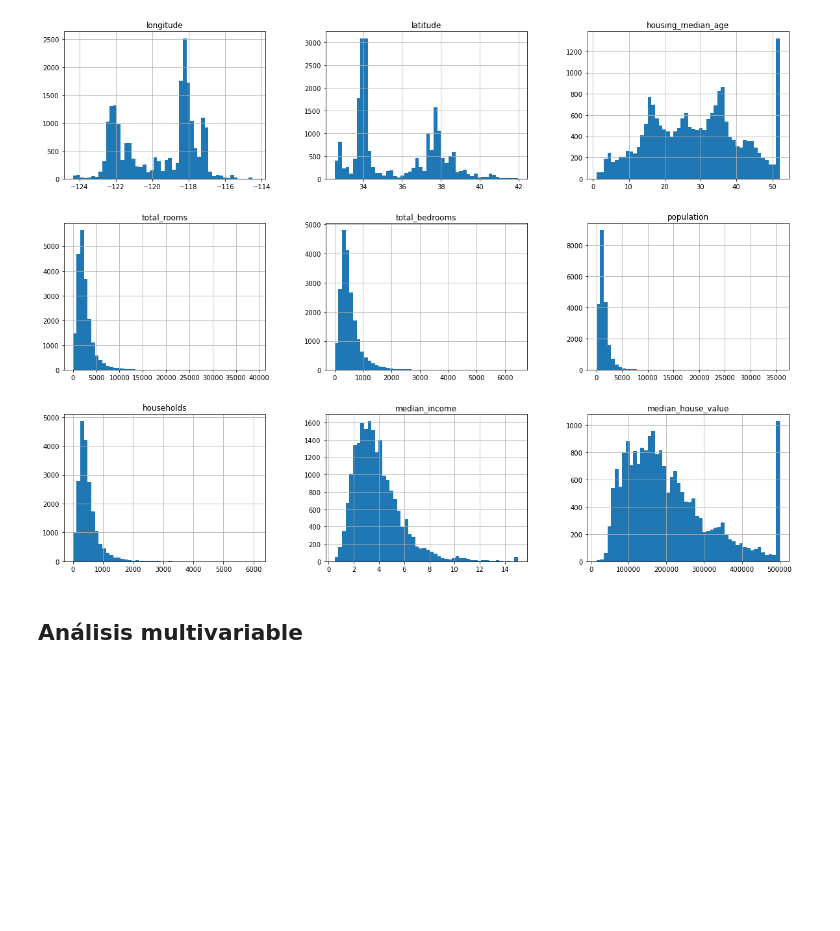
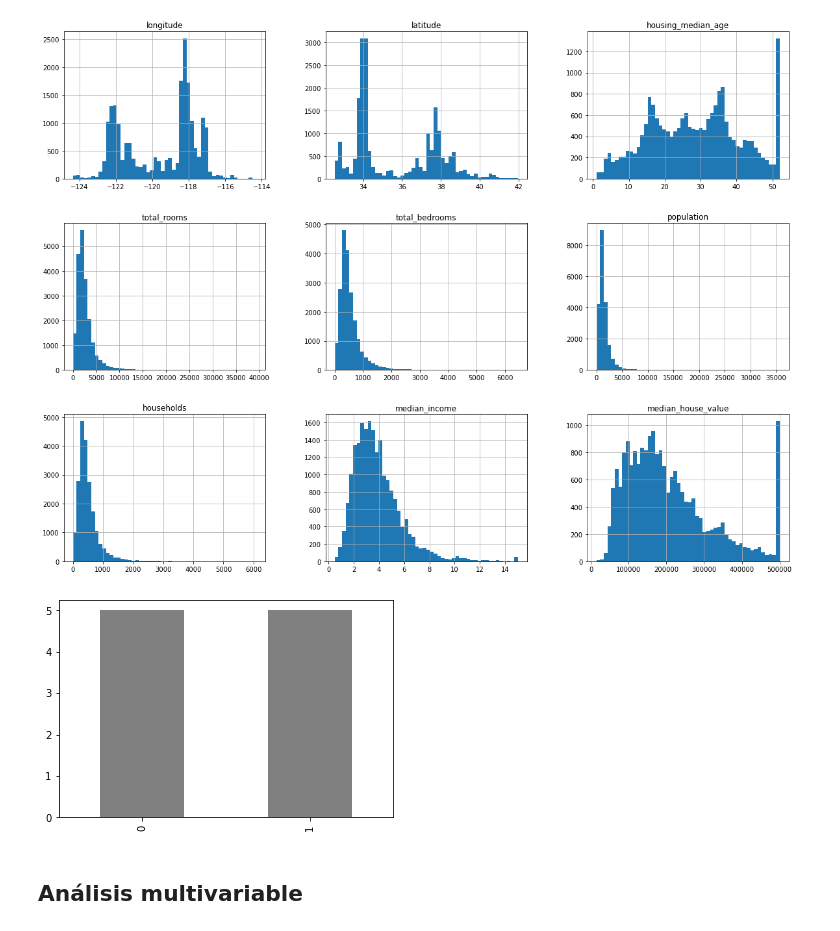
Before and after one commit to JmaldonadoRdV/Apuntes, a Jupyter notebook: AnalisisExploratorio/Preprocesado.ipynb, the cells around one changed output. Saved outputs shown, nothing was run; the diff lists cells and outputs as text; code cells hidden in the pictures; blank space fills up the shorter version.

```diff
--- a/AnalisisExploratorio/Preprocesado.ipynb
+++ b/AnalisisExploratorio/Preprocesado.ipynb
@@ -168,6 +134,13 @@ housing_df.hist(bins=50, figsize=(20,15))
 plt.show()
 # %% [output]
 [figure]
+# %%
+#comprobar si la clase de salida está balanceada
+classes_count = pd.value_counts(purchase_df['Purchased'],sort = True).sort_index()
+classes_count.plot(kind='bar', color = "Gray")
+plt.show()
+# %% [output]
+[figure, added]
 # %% [markdown]
 ## Análisis multivariable
 # %%
```
Also changed, not shown: parts of 25 cells of this notebook.
